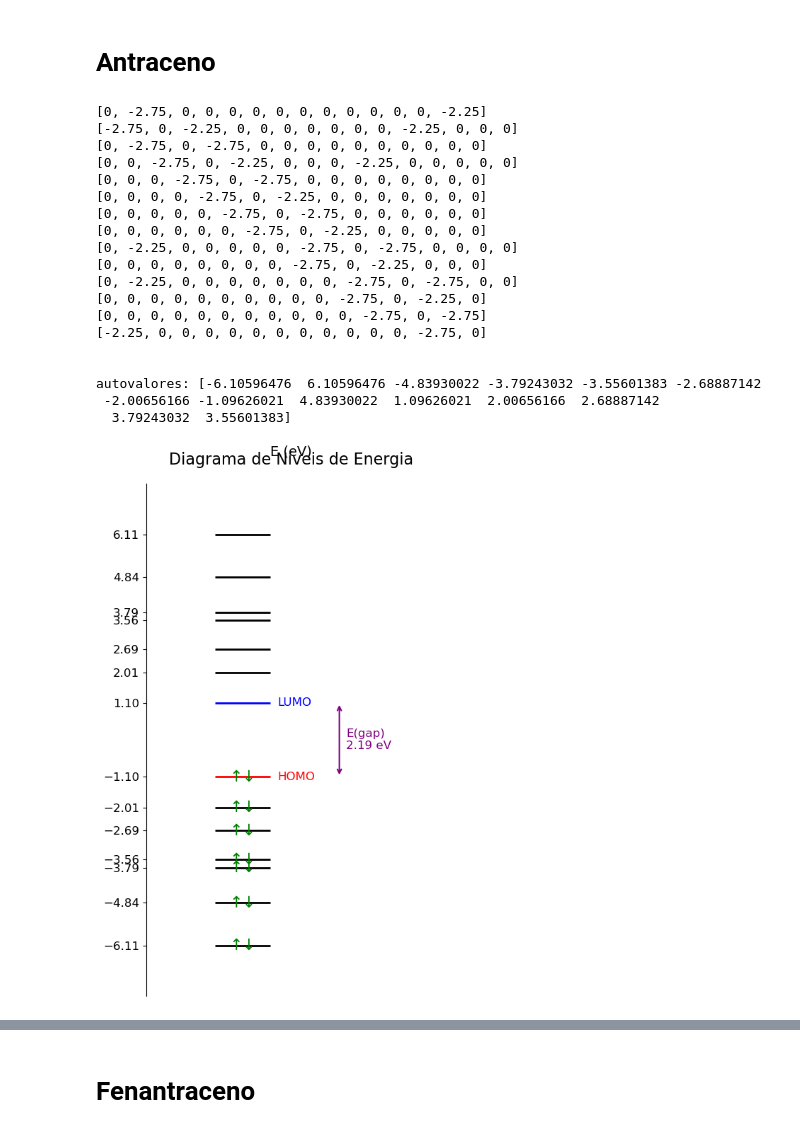
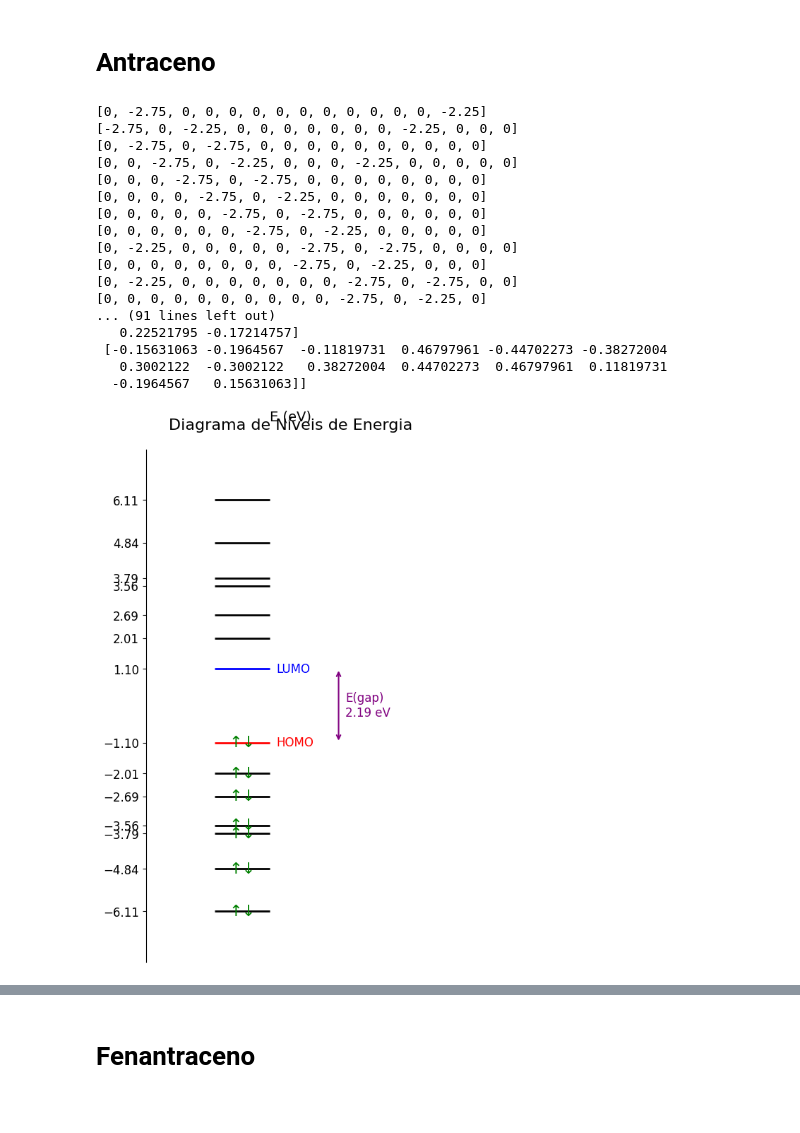
Before and after one commit to enzo-souza/av8, a Jupyter notebook: Untitled-1.ipynb, the cells around one changed output, grey strips where cells are left out. Cells and saved outputs as stored; diff of their text form; code cells hidden in the pictures.

```diff
--- a/Untitled-1.ipynb
+++ b/Untitled-1.ipynb
@@ -365,9 +429,27 @@ import numpy as np
 import matplotlib.pyplot as plt
 
 # Calcula os autovalores da matriz usando a biblioteca NumPy eig:
-autovalores, autovetores  = np.linalg.eig(matriz)
+autovalores_antraceno, autovetores_antraceno  = np.linalg.eig(matriz)
 
-print("autovalores:", autovalores)
+print("autovalores:", autovalores_antraceno)
+
+
+#Na biblioteca eig, os autovetores são retornados na coluna, então precisamos transpor a matriz de autovetores para obter os autovetores como linhas.
+autovetores_antraceno.T
+
+idx = autovalores_antraceno.argsort()
+print('\n',idx)
+print('autovetores',autovetores_antraceno[:,idx])
+autovetores = np.round(autovetores_antraceno, decimals=5)
+
+
+#Na biblioteca eig, os autovetores são retornados na coluna, então precisamos transpor a matriz de autovetores para obter os autovetores como linhas.
+autovetores_antraceno.T
+
+idx_antraceno = autovalores_antraceno.argsort()
+print('\n',idx_antraceno)
+print('autovetores',autovetores_antraceno[:,idx_antraceno])
+autovetores_antraceno = np.round(autovetores_antraceno, decimals=5)
 # %% [output]
 [0, -2.75, 0, 0, 0, 0, 0, 0, 0, 0, 0, 0, 0, -2.25]
 [-2.75, 0, -2.25, 0, 0, 0, 0, 0, 0, 0, -2.25, 0, 0, 0]
@@ -381,13 +463,11 @@ print("autovalores:", autovalores)
 [0, 0, 0, 0, 0, 0, 0, 0, -2.75, 0, -2.25, 0, 0, 0]
 [0, -2.25, 0, 0, 0, 0, 0, 0, 0, -2.75, 0, -2.75, 0, 0]
 [0, 0, 0, 0, 0, 0, 0, 0, 0, 0, -2.75, 0, -2.25, 0]
-[0, 0, 0, 0, 0, 0, 0, 0, 0, 0, 0, -2.75, 0, -2.75]
-[-2.25, 0, 0, 0, 0, 0, 0, 0, 0, 0, 0, 0, -2.75, 0]
-
-
-autovalores: [-6.10596476  6.10596476 -4.83930022 -3.79243032 -3.55601383 -2.68887142
- -2.00656166 -1.09626021  4.83930022  1.09626021  2.00656166  2.68887142
-  3.79243032  3.55601383]
+... (91 lines left out)
+   0.22521795 -0.17214757]
+ [-0.15631063 -0.1964567  -0.11819731  0.46797961 -0.44702273 -0.38272004
+   0.3002122  -0.3002122   0.38272004  0.44702273  0.46797961  0.11819731
+  -0.1964567   0.15631063]]
 # %%
 import matplotlib.pyplot as plt
 
@@ -398,8 +478,7 @@ import matplotlib.pyplot as plt
 # 1. DADOS DE ENTRADA
 # Coloque aqui a sua lista de energias em eV.
 # Exemplo para o Naftaleno:
-energias = [-6.10596476,  6.10596476, -4.83930022,-3.79243032, -3.55601383, -2.68887142, -2.00656166, -1.09626021,  4.83930022, 1.09626021,  2.00656166,  2.68887142,
-  3.79243032,  3.55601383]
+#energias = [-6.10596476,  6.10596476, -4.83930022,-3.79243032, -3.55601383, -2.68887142, -2.00656166, -1.09626021,  4.83930022, 1.09626021,  2.00656166,  2.68887142, 3.79243032,  3.55601383]
 
 
 
@@ -411,11 +490,11 @@ num_eletrons_pi = 14
 # =============================================================================
 
 # --- LÓGICA PARA PREENCHER ORBITAIS ---
-energias.sort()
+autovalores_antraceno.sort()
 eletrons_restantes = num_eletrons_pi
 niveis_ocupados = []
 
-for E in energias:
+for E in autovalores_antraceno:
     if eletrons_restantes >= 2:
         niveis_ocupados.append({'E': E, 'eletrons': '↑↓'})
         eletrons_restantes -= 2
@@ -425,7 +504,7 @@ for E in energias:
 
 # --- LÓGICA PARA IDENTIFICAR HOMO, LUMO E E(gap) ---
 homo_level = niveis_ocupados[-1]['E']
-lumo_level = min([E for E in energias if E > homo_level])
+lumo_level = min([E for E in autovalores_antraceno if E > homo_level])
 E_gap = lumo_level - homo_level # <-- NOVO: Cálculo do E(gap)
 
 # --- CONFIGURAÇÃO DO GRÁFICO ---
@@ -434,7 +513,7 @@ fig, ax = plt.subplots(figsize=(5, 8))
 xmin, xmax = 0.8, 1.2
 
 # --- DESENHANDO OS NÍVEIS E ELÉTRONS ---
-for E in energias:
+for E in autovalores_antraceno:
     cor = 'black'
     label = None
     if E == homo_level:
@@ -454,33 +533,33 @@ for nivel in niveis_ocupados:
 # Posição X para a seta do gap, um pouco à direita do rótulo HOMO/LUMO
 posicao_x_seta = xmax + 0.5
 # Desenha a seta de duas pontas
 ax.annotate('',
             xy=(posicao_x_seta, lumo_level),      # Ponto final da seta (LUMO)
             xytext=(posicao_x_seta, homo_level),  # Ponto inicial da seta (HOMO)
             arrowprops=dict(arrowstyle='<->', color='purple', lw=1.5))
 # Adiciona o texto com o valor do E(gap)
 ax.text(posicao_x_seta + 0.05, (homo_level + lumo_level) / 2,
         f'E(gap)\n{E_gap:.2f} eV',
         ha='left', va='center', color='purple', fontsize=12)
 
 
 # --- CUSTOMIZAÇÃO E EXIBIÇÃO ---
 ax.set_title("Diagrama de Níveis de Energia", fontsize=16, pad=20)
 ax.set_ylabel("E (eV)", fontsize=14, rotation=0, labelpad=20)
 ax.yaxis.set_label_coords(0.5, 1.05)
 ax.get_xaxis().set_visible(False)
 ax.spines['top'].set_visible(False)
 ax.spines['right'].set_visible(False)
 ax.spines['bottom'].set_visible(False)
 
 # Ajusta os limites do eixo X para garantir que a seta e o texto do E(gap) apareçam
 ax.set_xlim(xmin - 0.5, xmax + 1.2)
-ax.set_yticks(energias)
+ax.set_yticks(autovalores_antraceno)
 ax.tick_params(axis='y', labelsize=12)
 padding = 1.5
-ax.set_ylim(min(energias) - padding, max(energias) + padding)
+ax.set_ylim(min(autovalores_antraceno) - padding, max(autovalores_antraceno) + padding)
 
 plt.tight_layout()
 plt.show()
 # %% [output]
-[figure, old version]
+[figure, new version]
```
Also changed, not shown: parts of 10 cells of this notebook.
